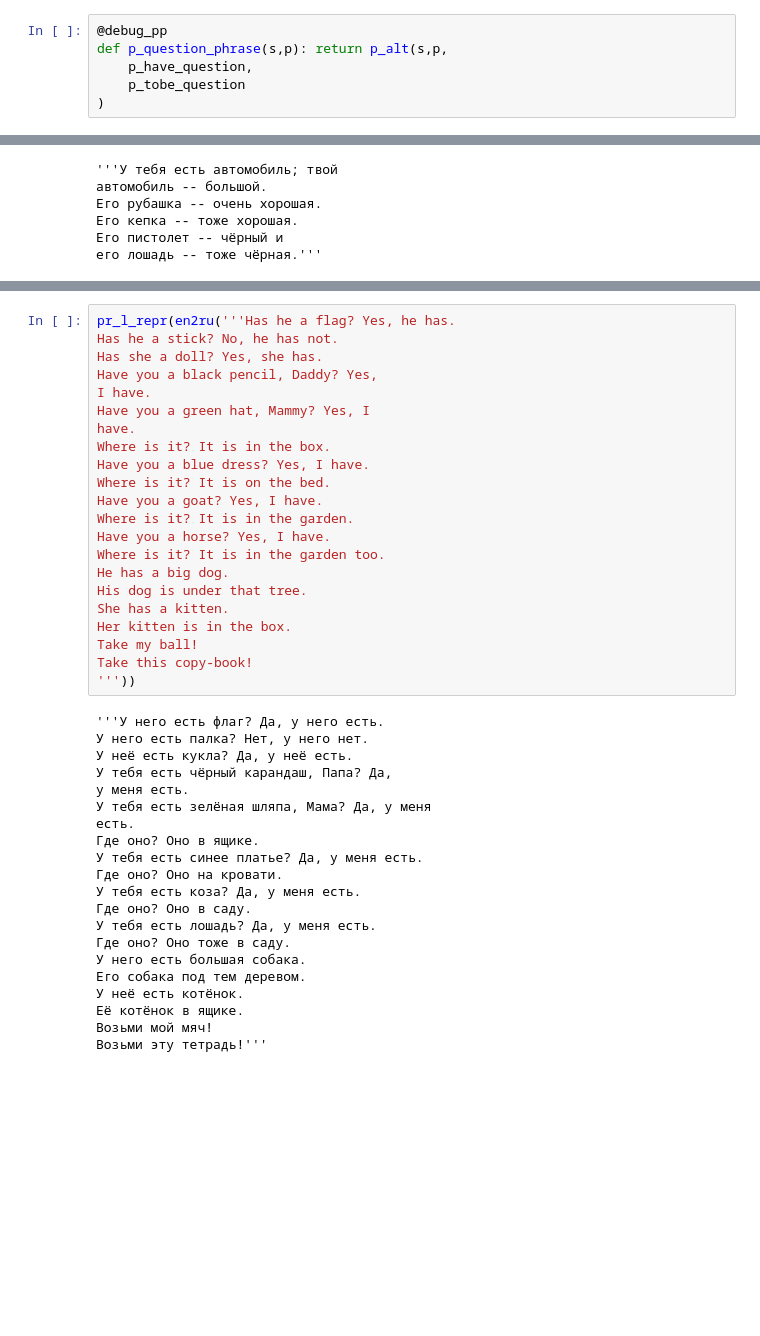
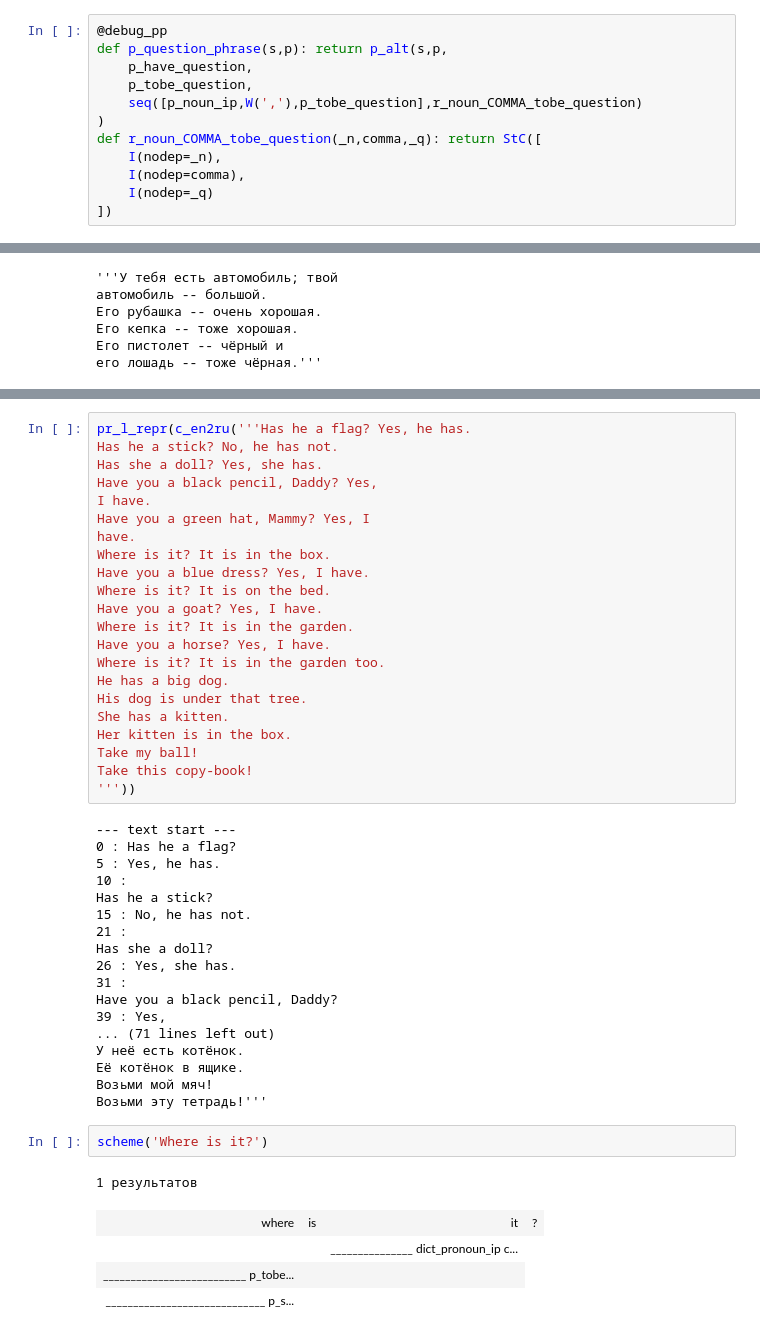
Before and after one commit to FeelUsM/wiki-RBMT, a Jupyter notebook: en2ru.ipynb, the cells around one changed output, grey strips where cells are left out. Cells and saved outputs as stored; diff of their text form; blank space fills up the shorter version.

```diff
--- a/en2ru.ipynb
+++ b/en2ru.ipynb
@@ -1199,8 +1199,14 @@ def r_noun_COMMA_verb(_n,comma,_v):    return StC([
 @debug_pp
 def p_question_phrase(s,p): return p_alt(s,p,
     p_have_question,
-    p_tobe_question
+    p_tobe_question,
+    seq([p_noun_ip,W(','),p_tobe_question],r_noun_COMMA_tobe_question)
 )
+def r_noun_COMMA_tobe_question(_n,comma,_q): return StC([
+    I(nodep=_n),
+    I(nodep=comma),
+    I(nodep=_q)
+])
 # %% [markdown]
 ###### p_sentence
 # %%
@@ -2239,5 +2373,5 @@ his horse is black too.
 # %%
-pr_l_repr(en2ru('''Has he a flag? Yes, he has.
+pr_l_repr(c_en2ru('''Has he a flag? Yes, he has.
 Has he a stick? No, he has not.
 Has she a doll? Yes, she has.
 Have you a black pencil, Daddy? Yes,
@@ -2259,26 +2393,31 @@ Take my ball!
 Take this copy-book!
 '''))
 # %% [output]
-'''У него есть флаг? Да, у него есть.
-У него есть палка? Нет, у него нет.
-У неё есть кукла? Да, у неё есть.
-У тебя есть чёрный карандаш, Папа? Да,
-у меня есть.
-У тебя есть зелёная шляпа, Мама? Да, у меня
-есть.
-Где оно? Оно в ящике.
-У тебя есть синее платье? Да, у меня есть.
-Где оно? Оно на кровати.
-У тебя есть коза? Да, у меня есть.
-Где оно? Оно в саду.
-У тебя есть лошадь? Да, у меня есть.
-Где оно? Оно тоже в саду.
-У него есть большая собака.
-Его собака под тем деревом.
+--- text start ---
+0 : Has he a flag?
+5 : Yes, he has.
+10 :
+Has he a stick?
+15 : No, he has not.
+21 :
+Has she a doll?
+26 : Yes, she has.
+31 :
+Have you a black pencil, Daddy?
+39 : Yes,
+... (71 lines left out)
 У неё есть котёнок.
 Её котёнок в ящике.
 Возьми мой мяч!
 Возьми эту тетрадь!'''
+# %%
+scheme('Where is it?')
+# %% [output]
+1 результатов
+| where | is | it | ? |
+|  |  | _______________ dict_pronoun_ip c... |
+| __________________________ p_tobe... |  |  |
+| _____________________________ p_s... |  |  |  |
 # %%
 pr_l_repr(en2ru('''What colour is your
 pencil? My pencil is
```
Also changed, not shown: parts of 11 cells of this notebook, 3 other files.
